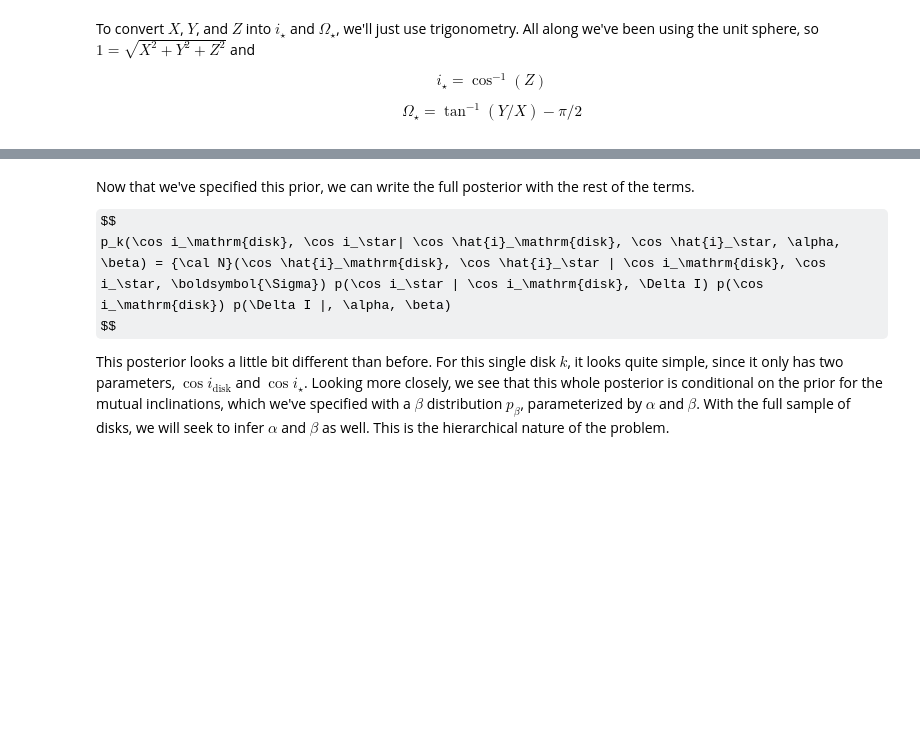
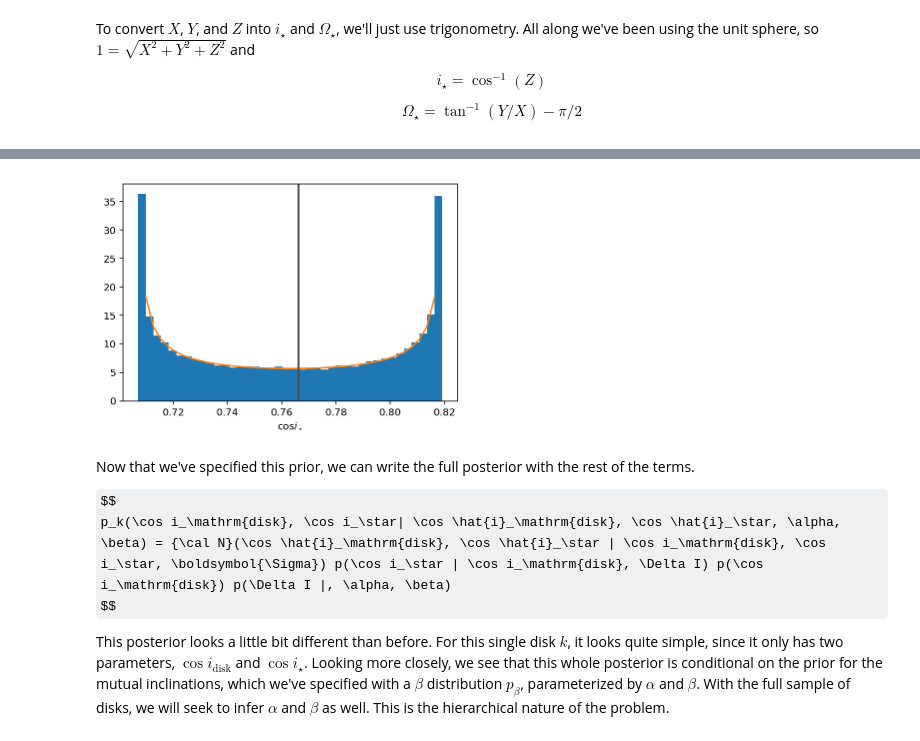
Before and after one commit to iancze/hierarchical-mutual-inclinations, a Jupyter notebook: MutualInclinations.ipynb, the cells around one changed output, grey strips where cells are left out. Saved outputs shown, nothing was run; the diff lists cells and outputs as text; code cells hidden in the pictures; some formulas as TeX source; blank space fills up the shorter version.

```diff
--- a/MutualInclinations.ipynb
+++ b/MutualInclinations.ipynb
@@ -440,3 +503,27 @@ plt.ylabel(r"$\Delta I$");
+# %%
+def p_marg(cos_i_star, cos_i_disk, theta):
+    '''
+    Assumes radians for angles.
+    '''
+    return 1 / (np.pi * np.sqrt(1 - cos_i_disk**2) * np.sin(theta) * \
+                np.sqrt(1 - ((cos_i_disk * np.cos(theta) - cos_i_star) / \
+               (np.sqrt(1 - cos_i_disk**2) * np.sin(theta)))**2))
+
+# choose a cos i_disk, and theta value
+cos_i_disk = np.cos(40.0 * deg)
+theta = 5.0 * deg
+
+phis = np.random.uniform(0, 2 * np.pi, size=100000)
+
+cos_i_stars = -np.sqrt(1 - cos_i_disk**2) * np.sin(theta) * np.sin(phis) + cos_i_disk * np.cos(theta)
+
+res = plt.hist(cos_i_stars, bins=40, density=True)
+heights, bins, patches = res
+plt.plot(bins[1:-1], p_marg(bins[1:-1], cos_i_disk, theta)) # it will blow up at the edges
+plt.axvline(cos_i_disk, color="0.3")
+plt.xlabel(r"$\cos i_\star$");
+# %% [output]
+[figure, added]
 # %% [markdown]
 Now that we've specified this prior, we can write the full posterior with the rest of the terms.
 
```
Also changed, not shown: parts of 7 cells of this notebook.
